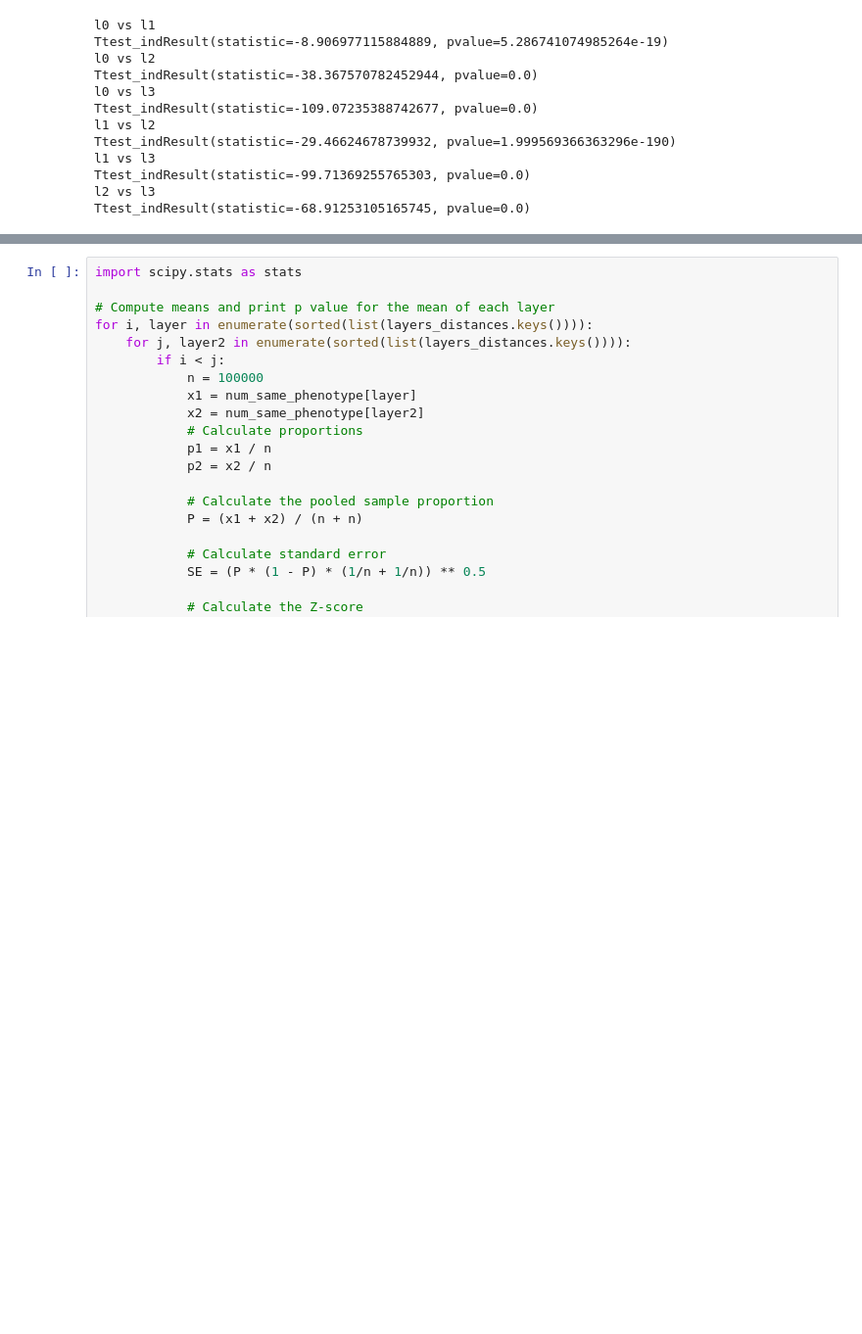
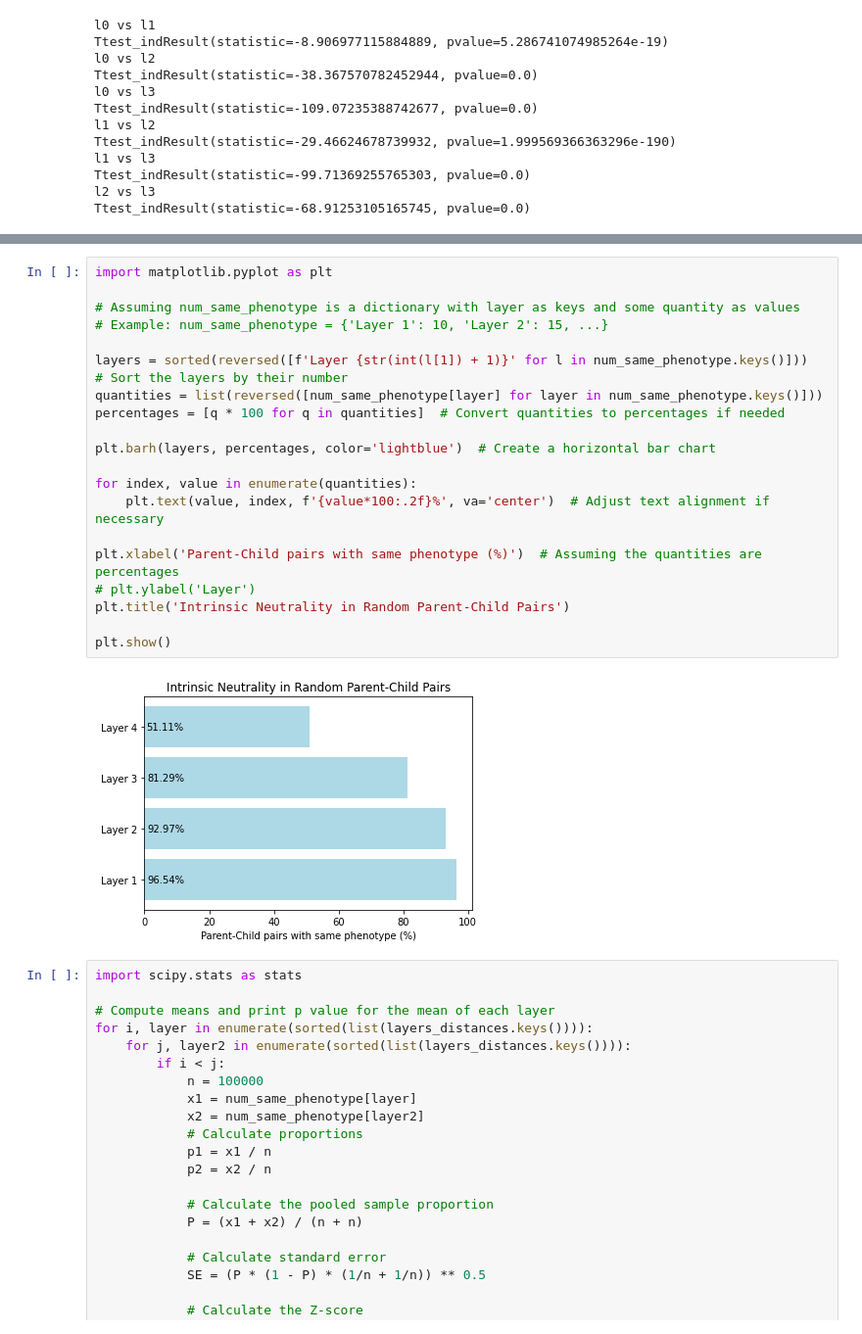
Before and after one commit to ngaylinn/mocs-final, a Jupyter notebook: parent_child_by_layer.ipynb, the cells around one changed output, grey strips where cells are left out. Shown at 98% size. Drawn from its saved outputs; the diff is of its cells as text; blank space fills up the shorter version.

```diff
--- a/parent_child_by_layer.ipynb
+++ b/parent_child_by_layer.ipynb
@@ -340,3 +330,25 @@ l3 0.43155
+# %%
+import matplotlib.pyplot as plt
+
+# Assuming num_same_phenotype is a dictionary with layer as keys and some quantity as values
+# Example: num_same_phenotype = {'Layer 1': 10, 'Layer 2': 15, ...}
+
+layers = sorted(reversed([f'Layer {str(int(l[1]) + 1)}' for l in num_same_phenotype.keys()]))  # Sort the layers by their number
+quantities = list(reversed([num_same_phenotype[layer] for layer in num_same_phenotype.keys()]))
+percentages = [q * 100 for q in quantities]  # Convert quantities to percentages if needed
+
+plt.barh(layers, percentages, color='lightblue')  # Create a horizontal bar chart
+
+for index, value in enumerate(quantities):
+    plt.text(value, index, f'{value*100:.2f}%', va='center')  # Adjust text alignment if necessary
+
+plt.xlabel('Parent-Child pairs with same phenotype (%)')  # Assuming the quantities are percentages
+# plt.ylabel('Layer')
+plt.title('Intrinsic Neutrality in Random Parent-Child Pairs')
+
+plt.show()
+# %% [output]
+[figure, added]
 # %%
 import scipy.stats as stats
 
```
Also changed, not shown: parts of 8 cells of this notebook, 4 other files.
